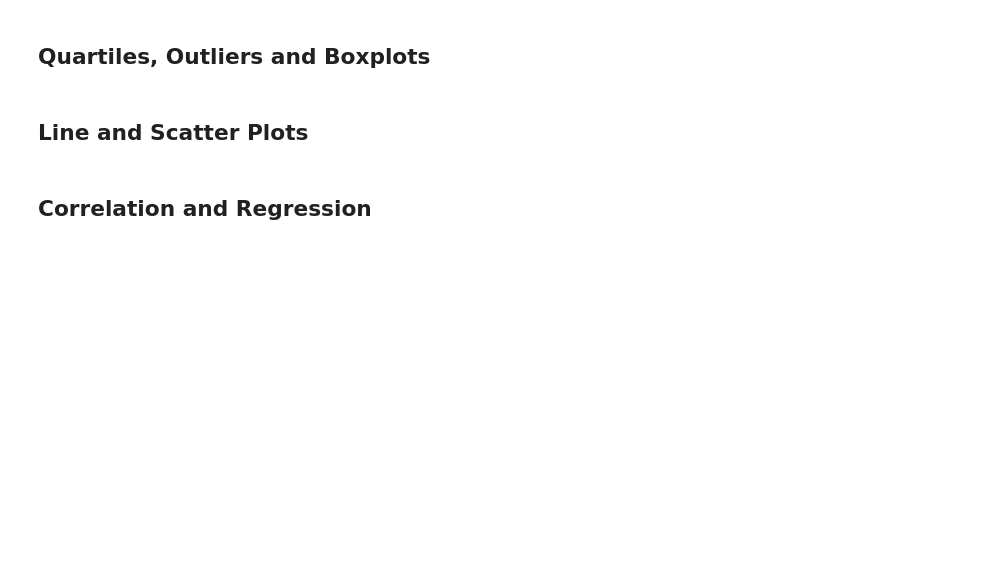
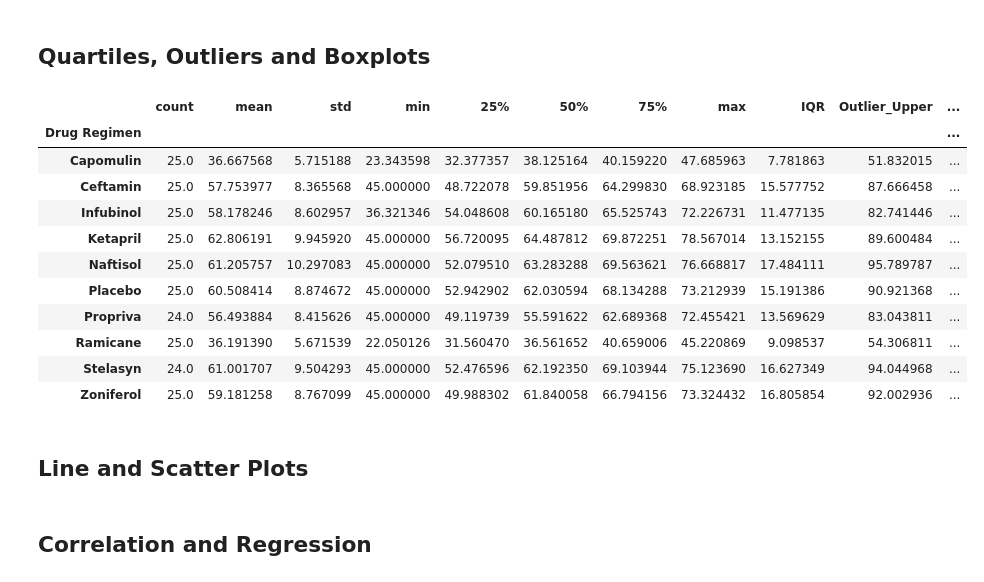
Before and after one commit to Terrence-Cummings/matplotlib-challenge, a Jupyter notebook: Pymaceuticals/pymaceuticals_TC_v1.ipynb, the cells around one changed output. Drawn from its saved outputs; the diff is of its cells as text; code cells hidden in the pictures; blank space fills up the shorter version.

```diff
--- a/Pymaceuticals/pymaceuticals_TC_v1.ipynb
+++ b/Pymaceuticals/pymaceuticals_TC_v1.ipynb
@@ -200,3 +212,33 @@ plt.show()
+# %%
+#### Calculate the final tumor volume of each mouse across four of the most promising treatment regimens. Calculate the IQR and quantitatively determine if there are any potential outliers.
+
+#Group mice ID and sort descending by timepoint within Mouse ID. Grab first row for each ID. This gives a df with one row for each mouse that contains the final timepoint and tumor volume
+Last_tp_by_Mouse_ID = pd.DataFrame(no_dups_mouse_study_df.sort_values(['Mouse ID','Timepoint'],ascending=False).groupby('Mouse ID').first())
+
+#Group by Drug Regimen. Use describe to get stats and save as df
+Final_tp_by_DR = Last_tp_by_Mouse_ID.groupby('Drug Regimen')
+Final_TV_size_stats = pd.DataFrame(Final_tp_by_DR['Tumor Volume (mm3)'].describe())
+
+#Calculate IQR, upper and lower bound for outlier identifcation, identify outliers
+Final_TV_size_stats['IQR']= Final_TV_size_stats['75%']-Final_TV_size_stats['25%']
+Final_TV_size_stats['Outlier_Upper']= Final_TV_size_stats['75%']+Final_TV_size_stats['IQR']*1.5
+Final_TV_size_stats['Outlier_Lower']= Final_TV_size_stats['25%']-Final_TV_size_stats['IQR']*1.5
+Final_TV_size_stats['Outlier'] = (Final_TV_size_stats['min']<Final_TV_size_stats['Outlier_Lower']) | (Final_TV_size_stats['max']>Final_TV_size_stats['Outlier_Upper'])
+
+Final_TV_size_stats
+# %% [output]
+|  | count | mean | std | min | 25% | 50% | 75% | max | IQR | Outlier_Upper | ... |
+| Drug Regimen |  |  |  |  |  |  |  |  |  |  | ... |
+| Capomulin | 25.0 | 36.667568 | 5.715188 | 23.343598 | 32.377357 | 38.125164 | 40.159220 | 47.685963 | 7.781863 | 51.832015 | ... |
+| Ceftamin | 25.0 | 57.753977 | 8.365568 | 45.000000 | 48.722078 | 59.851956 | 64.299830 | 68.923185 | 15.577752 | 87.666458 | ... |
+| Infubinol | 25.0 | 58.178246 | 8.602957 | 36.321346 | 54.048608 | 60.165180 | 65.525743 | 72.226731 | 11.477135 | 82.741446 | ... |
+| Ketapril | 25.0 | 62.806191 | 9.945920 | 45.000000 | 56.720095 | 64.487812 | 69.872251 | 78.567014 | 13.152155 | 89.600484 | ... |
+| Naftisol | 25.0 | 61.205757 | 10.297083 | 45.000000 | 52.079510 | 63.283288 | 69.563621 | 76.668817 | 17.484111 | 95.789787 | ... |
+| Placebo | 25.0 | 60.508414 | 8.874672 | 45.000000 | 52.942902 | 62.030594 | 68.134288 | 73.212939 | 15.191386 | 90.921368 | ... |
+| Propriva | 24.0 | 56.493884 | 8.415626 | 45.000000 | 49.119739 | 55.591622 | 62.689368 | 72.455421 | 13.569629 | 83.043811 | ... |
+| Ramicane | 25.0 | 36.191390 | 5.671539 | 22.050126 | 31.560470 | 36.561652 | 40.659006 | 45.220869 | 9.098537 | 54.306811 | ... |
+| Stelasyn | 24.0 | 61.001707 | 9.504293 | 45.000000 | 52.476596 | 62.192350 | 69.103944 | 75.123690 | 16.627349 | 94.044968 | ... |
+| Zoniferol | 25.0 | 59.181258 | 8.767099 | 45.000000 | 49.988302 | 61.840058 | 66.794156 | 73.324432 | 16.805854 | 92.002936 | ... |
 # %%
 #### Generate a box plot of the final tumor volume of each mouse across four regimens of interest
 # %% [markdown]
```
Also changed, not shown: parts of 3 cells of this notebook.
